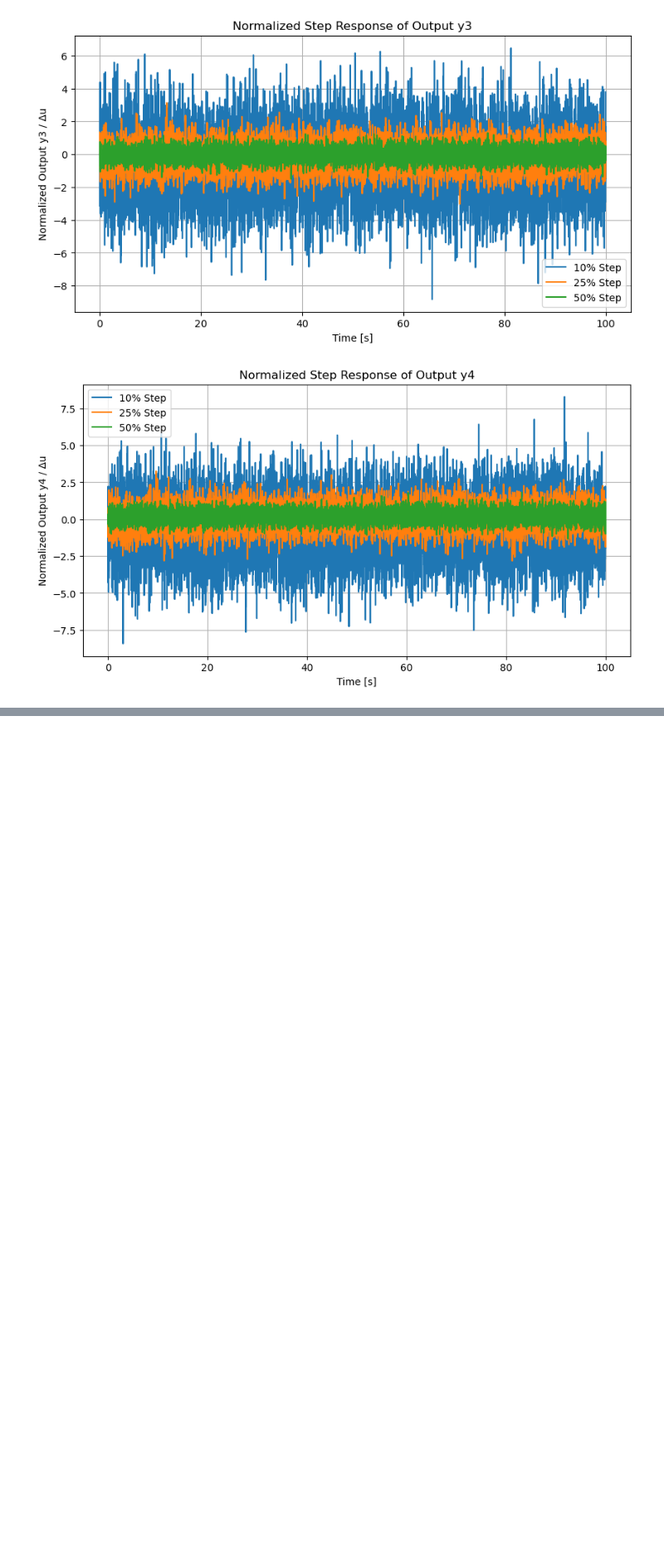
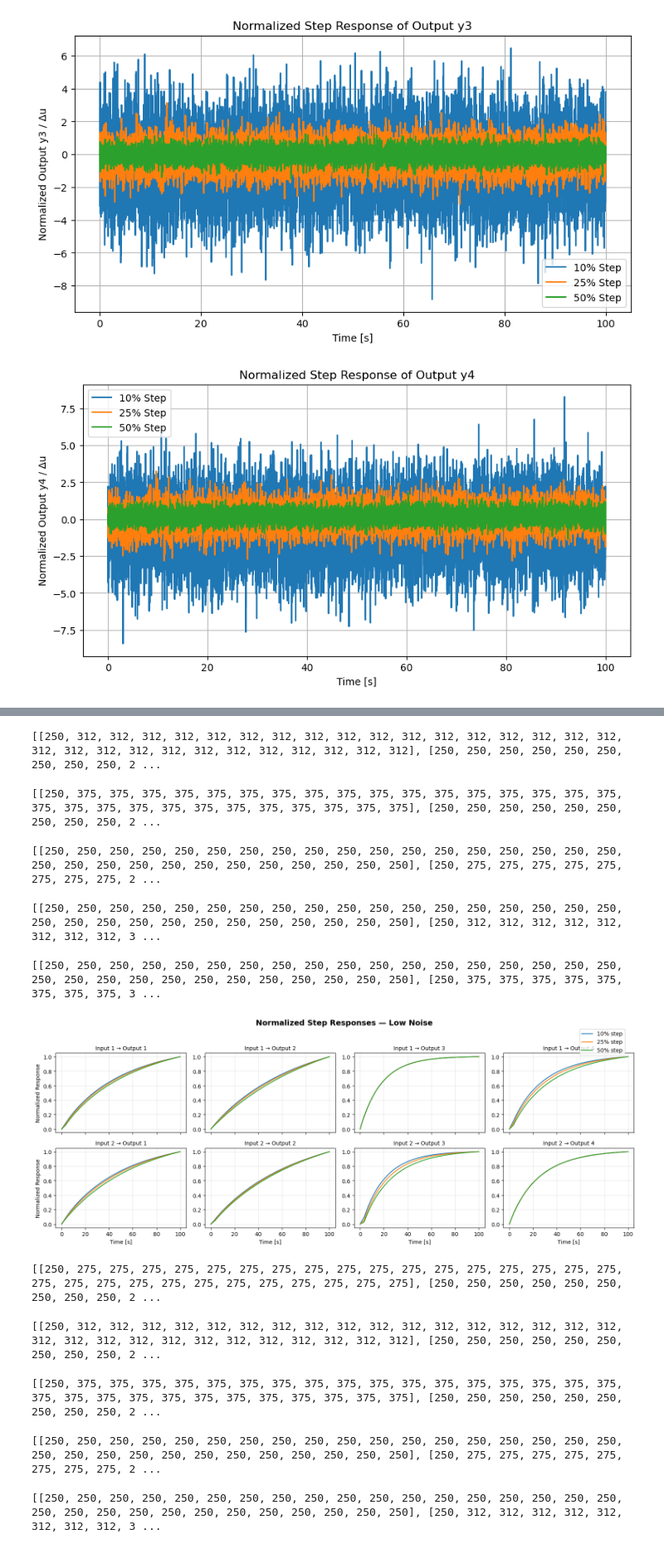
Before and after one commit to angelpedruiz/four-tank-mpc, a Jupyter notebook: src/simulation/non_linear_step_responses.ipynb, the cells around one changed output, grey strips where cells are left out. Shown at 83% size. Saved outputs shown, nothing was run; the diff lists cells and outputs as text; code cells hidden in the pictures; blank space fills up the shorter version.

```diff
--- a/src/simulation/non_linear_step_responses.ipynb
+++ b/src/simulation/non_linear_step_responses.ipynb
@@ -390,0 +451,69 @@ for noise in noise_levels:
+# %%
+# Given a nominal u0, and a set of step of 10%, 25% and 50% increases w.r.t to u0. For each input output pair, produce one plot per noice level (low, medium, high); each with num_inputs(2) x num_outputs(4); each with one curve per step magnitude (3).as_integer_ratio
+
+from models.sde_model import FourTankSDE
+from utils.plot import plot_normalized_steps
+#===============================
+# COLLECT RESULTS FOR NORMALIZED PLOT - STOCHASTIC
+#===============================
+
+percentage_steps = [10, 25, 50]
+u_nominal = 250
+step_ratio = 30 # ratio between step duration and nominal value
+
+# Noise levels: low, medium, high
+noise_levels = [
+    {'measurement': 0, 'process': 0.0, 'label': 'Low Noise'},
+    {'measurement': 10, 'process': 5.0, 'label': 'Medium Noise'},
+    {'measurement': 20, 'process': 10.0, 'label': 'High Noise'}
+]
+
+params = np.array([
+    # Pipe cross-sectional areas a [cm^2]
+    1.2, 1.2, 1.2, 1.2,
+    # Tank cross-sectional areas A [cm^2]
+    380, 380, 380, 380,
+    # Flow distribution ratios gamma [-]
+    0.58, 0.72,
+    # Gravity g [cm/s^2]
+    981.0,
+    # Density rho [g/cm^3]
+    1.0
+])
+
+T = 100  # total simulation time [s]
+dt = 0.01  # time step [s]
+time = np.arange(0, T, dt)
+x0 = np.array([500, 500, 500, 500])
+d_seq = piecewise_constant([[0, 0], [0, 0]], total_time=T, dt=dt)
+
+# For each noise level, plot normalized responses
+for noise in noise_levels:
+    results_list = []
+
+    model = FourTankSDE(
+        params=params,
+        dt=dt,
+        measurement_noise_std=noise['measurement'],
+        disturbance_noise_std=noise['process'],
+        correlation_time=1.0
+    )
+    # Organize results as [u1_10%, u1_25%, u1_50%, u2_10%, u2_25%, u2_50%]
+    for i in [0, 1]:  # Input index
+        for p in percentage_steps:  # Percentage step
+            u_step = u_nominal * (1 + (p / 100))
+            u = np.full((step_ratio, 2), u_nominal)
+            # Step only the i-th input (column), keep first step at nominal
+            u[1:, i] = u_step
+            # Convert numpy array to list of lists for piecewise_constant
+            u_list = [u[:, 0].tolist(), u[:, 1].tolist()]
+            print(u_list)
+            u_seq = piecewise_constant(u_list, total_time=T, dt=dt)
+
+            # Pass x0 to simulate_sde
+            results = simulate_sde(time, x0, u_seq, d_seq, model, dt)
+            results_list.append(results)
+
+    # Plot normalized step responses for this noise level
+    plot_normalized_steps(results_list, percentage_steps, noise_label=noise["label"])
+# %% [output]
@@ -390,0 +521,11 @@ for noise in noise_levels:
+[[250, 312, 312, 312, 312, 312, 312, 312, 312, 312, 312, 312, 312, 312, 312, 312, 312, 312, 312, 312, 312, 312, 312, 312, 312, 312, 312, 312, 312, 312], [250, 250, 250, 250, 250, 250, 250, 250, 250, 2 ...
+[[250, 375, 375, 375, 375, 375, 375, 375, 375, 375, 375, 375, 375, 375, 375, 375, 375, 375, 375, 375, 375, 375, 375, 375, 375, 375, 375, 375, 375, 375], [250, 250, 250, 250, 250, 250, 250, 250, 250, 2 ...
+[[250, 250, 250, 250, 250, 250, 250, 250, 250, 250, 250, 250, 250, 250, 250, 250, 250, 250, 250, 250, 250, 250, 250, 250, 250, 250, 250, 250, 250, 250], [250, 275, 275, 275, 275, 275, 275, 275, 275, 2 ...
+[[250, 250, 250, 250, 250, 250, 250, 250, 250, 250, 250, 250, 250, 250, 250, 250, 250, 250, 250, 250, 250, 250, 250, 250, 250, 250, 250, 250, 250, 250], [250, 312, 312, 312, 312, 312, 312, 312, 312, 3 ...
+[[250, 250, 250, 250, 250, 250, 250, 250, 250, 250, 250, 250, 250, 250, 250, 250, 250, 250, 250, 250, 250, 250, 250, 250, 250, 250, 250, 250, 250, 250], [250, 375, 375, 375, 375, 375, 375, 375, 375, 3 ...
+[figure, added]
+[[250, 275, 275, 275, 275, 275, 275, 275, 275, 275, 275, 275, 275, 275, 275, 275, 275, 275, 275, 275, 275, 275, 275, 275, 275, 275, 275, 275, 275, 275], [250, 250, 250, 250, 250, 250, 250, 250, 250, 2 ...
+[[250, 312, 312, 312, 312, 312, 312, 312, 312, 312, 312, 312, 312, 312, 312, 312, 312, 312, 312, 312, 312, 312, 312, 312, 312, 312, 312, 312, 312, 312], [250, 250, 250, 250, 250, 250, 250, 250, 250, 2 ...
+[[250, 375, 375, 375, 375, 375, 375, 375, 375, 375, 375, 375, 375, 375, 375, 375, 375, 375, 375, 375, 375, 375, 375, 375, 375, 375, 375, 375, 375, 375], [250, 250, 250, 250, 250, 250, 250, 250, 250, 2 ...
+[[250, 250, 250, 250, 250, 250, 250, 250, 250, 250, 250, 250, 250, 250, 250, 250, 250, 250, 250, 250, 250, 250, 250, 250, 250, 250, 250, 250, 250, 250], [250, 275, 275, 275, 275, 275, 275, 275, 275, 2 ...
+[[250, 250, 250, 250, 250, 250, 250, 250, 250, 250, 250, 250, 250, 250, 250, 250, 250, 250, 250, 250, 250, 250, 250, 250, 250, 250, 250, 250, 250, 250], [250, 312, 312, 312, 312, 312, 312, 312, 312, 3 ...
```
Also changed, not shown: parts of 2 cells of this notebook, 6 other files.
